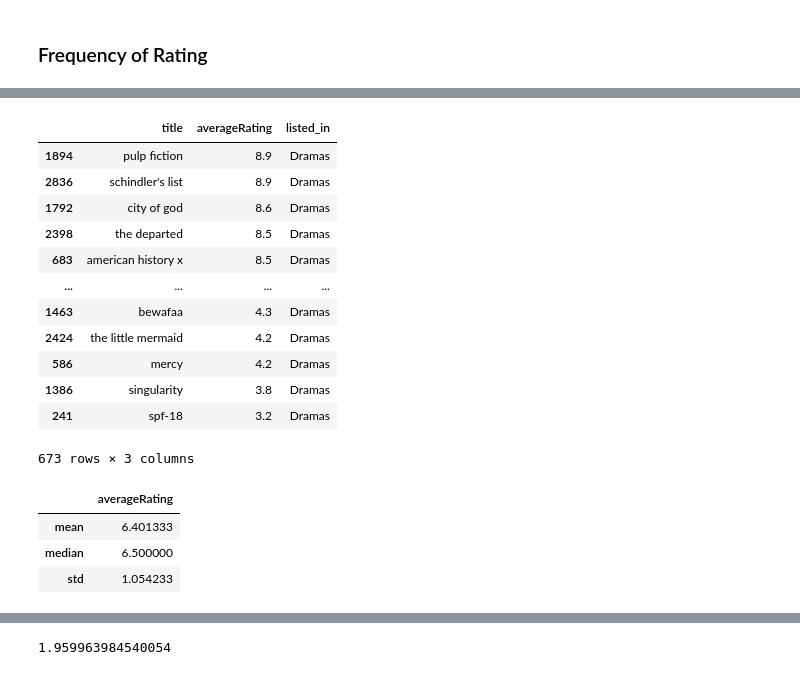
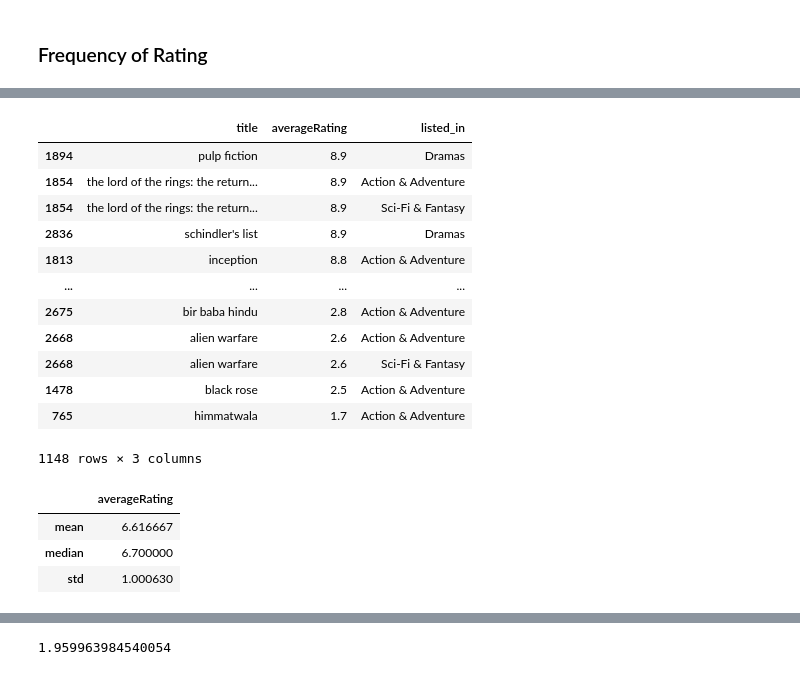
Before and after one commit to okaystephen/CSMODEL-Case-Study, a Jupyter notebook: CSMODEL MP.ipynb, the cells around one changed output, grey strips where cells are left out. Drawn from its saved outputs; the diff is of its cells as text; code cells hidden in the pictures.

```diff
--- a/CSMODEL MP.ipynb
+++ b/CSMODEL MP.ipynb
@@ -251,29 +300,29 @@ fig.show()
 # %%
-three_top_genres = res[(res['listed_in'] == "Dramas")]
+three_top_genres = res[(res['listed_in'] == "Dramas") | (res['listed_in'] == "Action & Adventure") | (res['listed_in'] == "Sci-Fi & Fantasy")]
 three_top_genres
 # %% [output]
 |  | title | averageRating | listed_in |
 | 1894 | pulp fiction | 8.9 | Dramas |
+| 1854 | the lord of the rings: the return... | 8.9 | Action & Adventure |
+| 1854 | the lord of the rings: the return... | 8.9 | Sci-Fi & Fantasy |
 | 2836 | schindler's list | 8.9 | Dramas |
-| 1792 | city of god | 8.6 | Dramas |
-| 2398 | the departed | 8.5 | Dramas |
-| 683 | american history x | 8.5 | Dramas |
+| 1813 | inception | 8.8 | Action & Adventure |
 | ... | ... | ... | ... |
-| 1463 | bewafaa | 4.3 | Dramas |
-| 2424 | the little mermaid | 4.2 | Dramas |
-| 586 | mercy | 4.2 | Dramas |
-| 1386 | singularity | 3.8 | Dramas |
-| 241 | spf-18 | 3.2 | Dramas |
+| 2675 | bir baba hindu | 2.8 | Action & Adventure |
+| 2668 | alien warfare | 2.6 | Action & Adventure |
+| 2668 | alien warfare | 2.6 | Sci-Fi & Fantasy |
+| 1478 | black rose | 2.5 | Action & Adventure |
+| 765 | himmatwala | 1.7 | Action & Adventure |
-673 rows × 3 columns
+1148 rows × 3 columns
 # %%
-three_top_genres1 = res.sample(150)
-agg_top = three_top_genres1.agg({"averageRating": ["mean", "median", "std"]})
+sample_top_genres = three_top_genres.sample(300)
+agg_top = sample_top_genres.agg({"averageRating": ["mean", "median", "std"]})
 agg_top
 # %% [output]
 |  | averageRating |
-| mean | 6.401333 |
-| median | 6.500000 |
-| std | 1.054233 |
+| mean | 6.616667 |
+| median | 6.700000 |
+| std | 1.000630 |
 # %%
 sample_mean = agg_top.loc["mean"][0]
 sample_median = agg_top.loc["median"][0]
```
Also changed, not shown: parts of 21 cells of this notebook.
